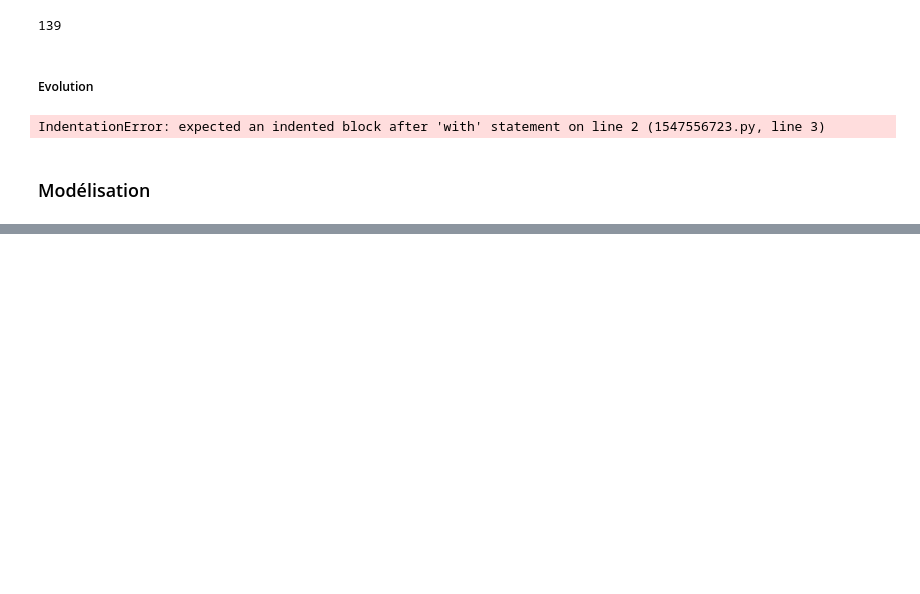
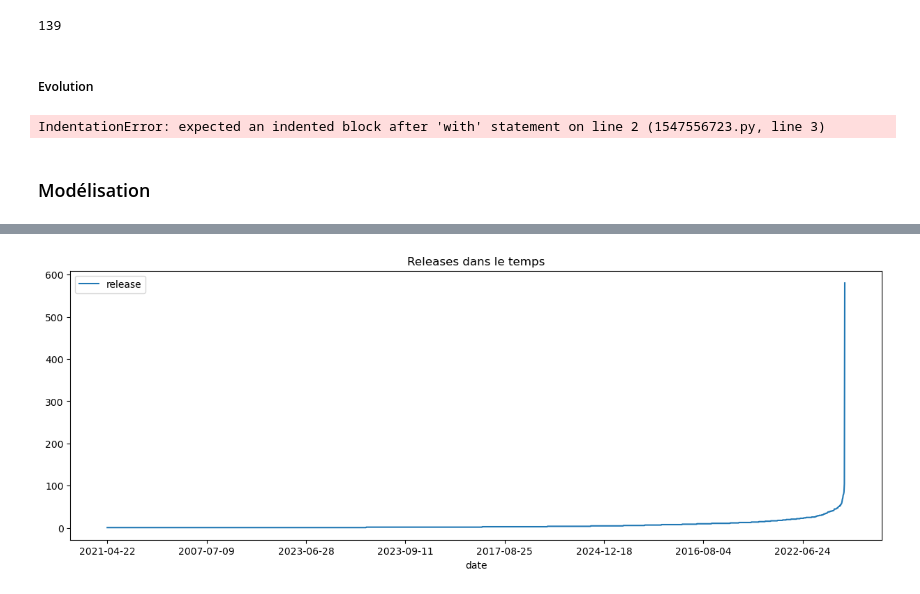
Before and after one commit to Marwan-bkr/Data_Project, a Jupyter notebook: Assessment.ipynb, the cells around one changed output, grey strips where cells are left out. Saved outputs shown, nothing was run; the diff lists cells and outputs as text; code cells hidden in the pictures; blank space fills up the shorter version.

```diff
--- a/Assessment.ipynb
+++ b/Assessment.ipynb
@@ -253,0 +255,6 @@ plt.show()
+# %%
+df_temp = pd.read_sql("select a.release date, count(a.id) release from public.song a group by release order by release ;", engine)
+df_temp.plot(x='date', y='release', kind='line', figsize=(15, 5), title='Releases dans le temps')
+plt.show()
+# %% [output]
+[figure, added]
```
Also changed, not shown: parts of 36 cells of this notebook.
